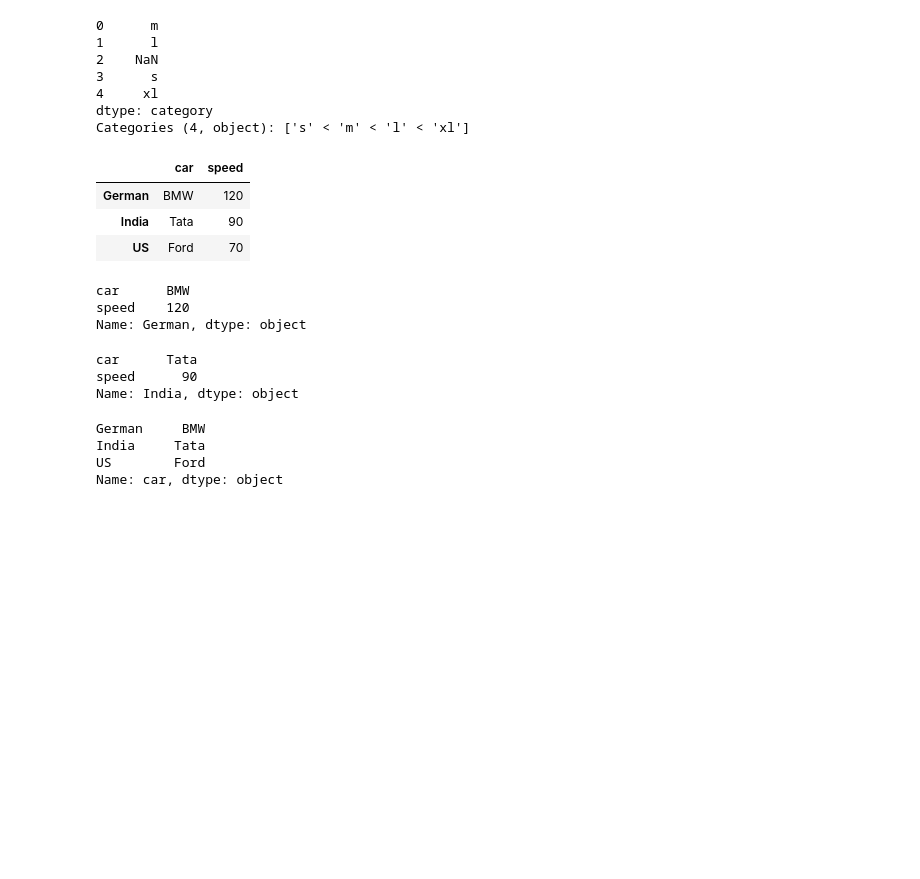
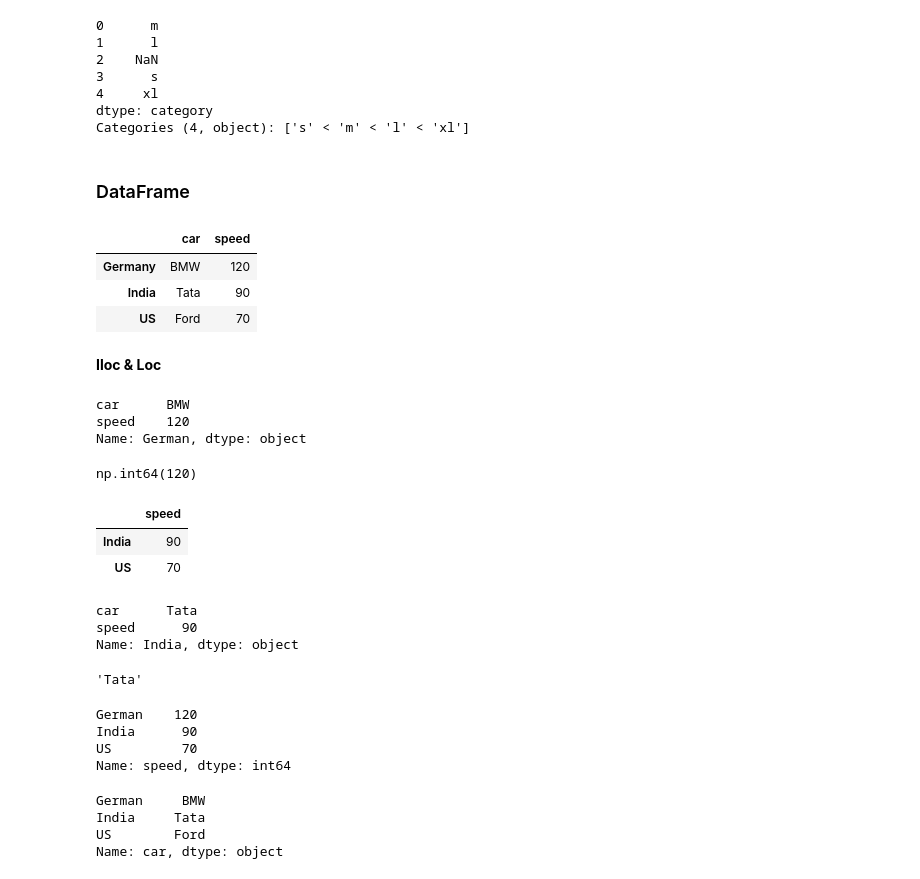
Before and after one commit to kannanjayachandran/Full-Stack-Data-Science, a Jupyter notebook: 05. Python for Data Science/2. Pandas/Notebooks/Pandas_I.ipynb, the cells around one changed output. Drawn from its saved outputs; the diff is of its cells as text; code cells hidden in the pictures; blank space fills up the shorter version.

Commit message:
Enhance Pandas notebook: Add markdown sections for clarity, update series and DataFrame examples, and improve code comments

```diff
--- a/05. Python for Data Science/2. Pandas/Notebooks/Pandas_I.ipynb
+++ b/05. Python for Data Science/2. Pandas/Notebooks/Pandas_I.ipynb
@@ -88,17 +95,21 @@ True
 4     xl
 dtype: category
 Categories (4, object): ['s' < 'm' < 'l' < 'xl']
+# %% [markdown]
+### DataFrame
 # %%
 # creating a dataFrame
 car_speed = {'car': ['BMW', 'Tata', 'Ford'],
              'speed': [120, 90, 70]
-             }
+            }
 
-df = pd.DataFrame(car_speed, index=['German', 'India', 'US'])
+df = pd.DataFrame(car_speed, index=['Germany', 'India', 'US'])
 df
 # %% [output]
 |  | car | speed |
-| German | BMW | 120 |
+| Germany | BMW | 120 |
 | India | Tata | 90 |
 | US | Ford | 70 |
+# %% [markdown]
+**Iloc & Loc**
 # %%
@@ -108,4 +119,16 @@ df.iloc[0]
 car      BMW
 speed    120
 Name: German, dtype: object
+# %%
+# iloc[row_index, col_index]
+df.iloc[0, 1]
+# %% [output]
+np.int64(120)
+# %%
+# slicing also work with iloc
+df.iloc[1:, 1:]
+# %% [output]
+|  | speed |
+| India | 90 |
+| US | 70 |
 # %%
@@ -115,6 +138,17 @@ df.loc['India']
 car      Tata
 speed      90
 Name: India, dtype: object
+# %%
+df.loc['India', 'car']
+# %% [output]
+'Tata'
+# %%
+df.loc[:, 'speed']
+# %% [output]
+German    120
+India      90
+US         70
+Name: speed, dtype: int64
 # %%
 # accessing elements
 df['car']
```
Also changed, not shown: parts of 13 cells of this notebook.
